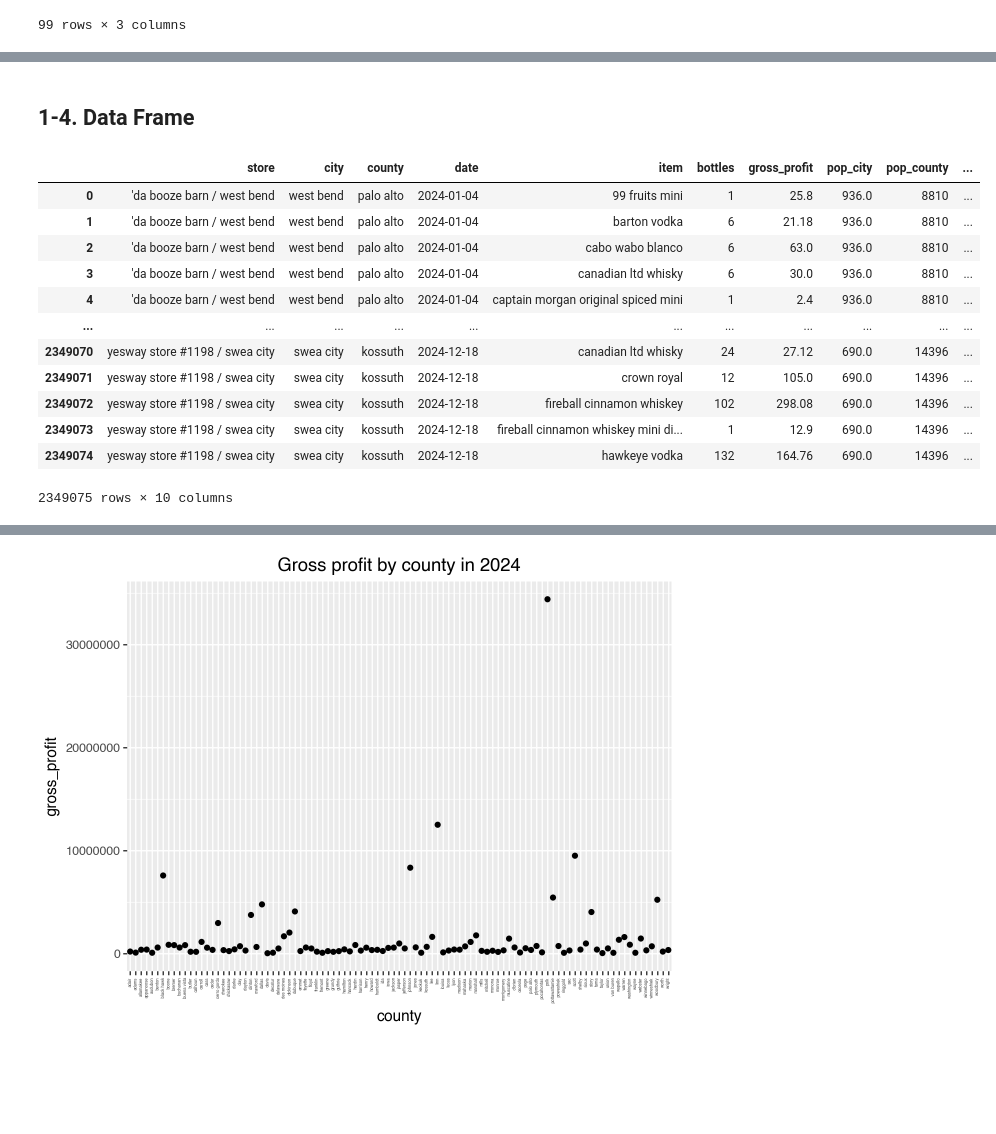
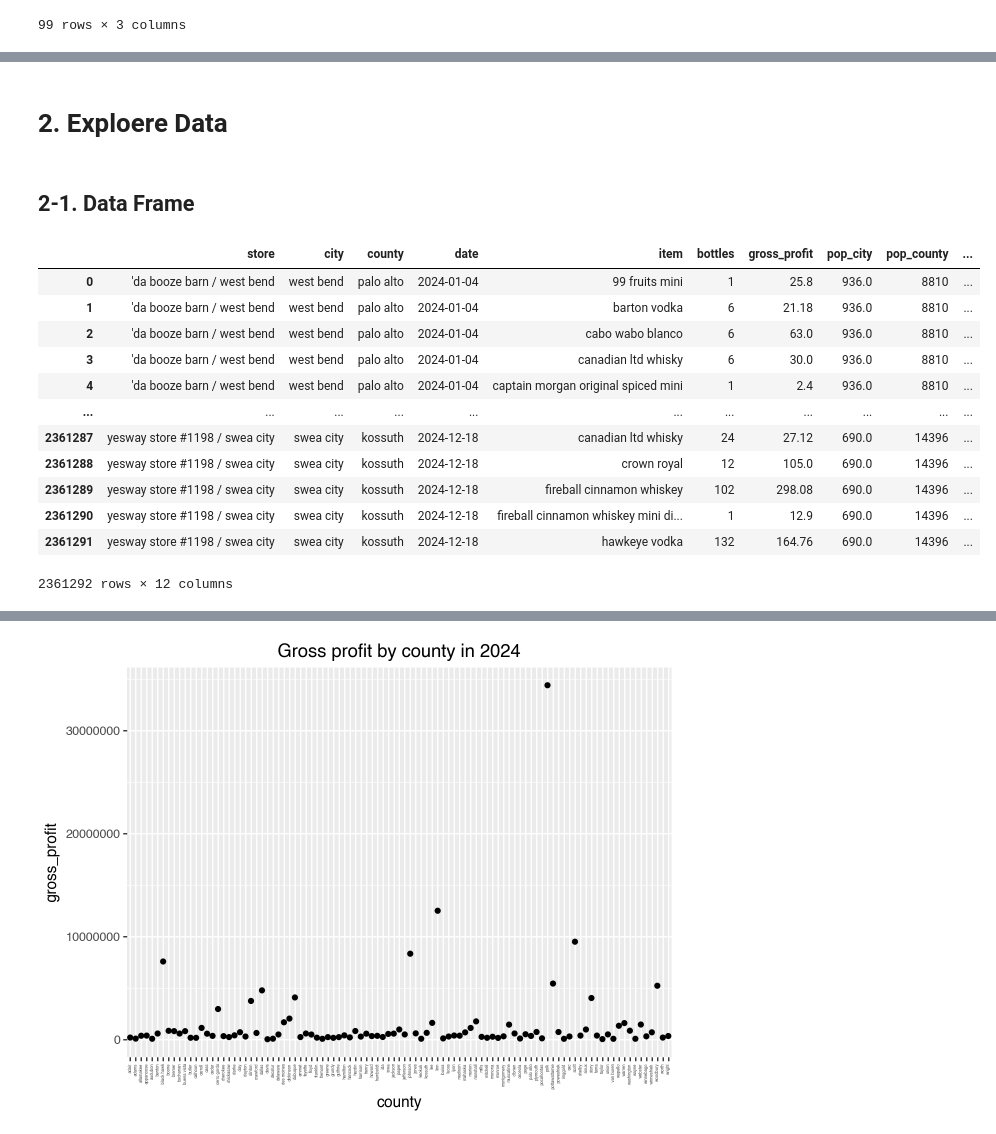
Before and after one commit to advanced-computing/fred-naga-lab2, a Jupyter notebook: iowa_liquor_naga.ipynb, the cells around one changed output, grey strips where cells are left out. Saved outputs shown, nothing was run; the diff lists cells and outputs as text; code cells hidden in the pictures; blank space fills up the shorter version.

```diff
--- a/iowa_liquor_naga.ipynb
+++ b/iowa_liquor_naga.ipynb
@@ -229,0 +236,25 @@ WARNING:root:Requests made without an app_token will be subject to strict thrott
+# %%
+client = Socrata("data.iowa.gov", None)
+df_list = []
+offset = 0
+
+while True:
+    results = client.get("hbwp-wys3",
+                         limit = 1000,
+                         offset = offset)
+    offset = offset + 1000
+    df_list.extend(results)
+
+    if len(results) < 1000:
+        break
+
+df_fuel = pd.DataFrame.from_records(df_list)
+df_fuel.rename(columns={
+    'calendar_year': 'year',
+    # 'number_of_retail_locations': 'locations',
+    'non_ethanol_gas_sales': 'gas_sales',
+}, inplace=True)
+df_fuel = df_fuel[df_fuel['year']=='2024']
+df_fuel['county'] = df_fuel['county'].str.lower()
+df_fuel = df_fuel[['county', 'gas_sales']]
+df_fuel
@@ -229,0 +278,10 @@ WARNING:root:Requests made without an app_token will be subject to strict thrott
+# %%
+df_drinking = pd.read_csv('data/iowa_excessive_drinking.csv')
+df_drinking.columns = df_drinking.columns.str.lower()
+df_drinking.rename(columns={
+    'county value**': 'excessive_drinking_percent',
+}, inplace=True)
+df_drinking['county'] = df_drinking['county'].str.lower()
+df_drinking['excessive_drinking_percent'] = df_drinking['excessive_drinking_percent'].str[:2]
+df_drinking = df_drinking[['county', 'excessive_drinking_percent']]
+df_drinking
@@ -230,22 +302,26 @@ WARNING:root:Requests made without an app_token will be subject to strict thrott
+# %% [markdown]
+# 2. Exploere Data
 # %% [markdown]
-## 1-4. Data Frame
+## 2-1. Data Frame
 # %%
 df_county = pd.merge(df_pop_county, df_income, on='county', how='left')
-df_county = df_county[['county', 'pop_county', 'annual_income']]
+df_county = pd.merge(df_county, df_fuel, on='county', how='left')
+df_county = pd.merge(df_county, df_drinking, on='county', how='left')
+df_county = df_county[['county', 'pop_county', 'annual_income', 'gas_sales', 'excessive_drinking_percent']]
 df = pd.merge(df_store, df_pop_city, on='city', how='left')
 df = pd.merge(df, df_county, on='county', how='left')
 df
 # %% [output]
 |  | store | city | county | date | item | bottles | gross_profit | pop_city | pop_county | ... |
 | 0 | 'da booze barn / west bend | west bend | palo alto | 2024-01-04 | 99 fruits mini | 1 | 25.8 | 936.0 | 8810 | ... |
 | 1 | 'da booze barn / west bend | west bend | palo alto | 2024-01-04 | barton vodka | 6 | 21.18 | 936.0 | 8810 | ... |
 | 2 | 'da booze barn / west bend | west bend | palo alto | 2024-01-04 | cabo wabo blanco | 6 | 63.0 | 936.0 | 8810 | ... |
 | 3 | 'da booze barn / west bend | west bend | palo alto | 2024-01-04 | canadian ltd whisky | 6 | 30.0 | 936.0 | 8810 | ... |
 | 4 | 'da booze barn / west bend | west bend | palo alto | 2024-01-04 | captain morgan original spiced mini | 1 | 2.4 | 936.0 | 8810 | ... |
 | ... | ... | ... | ... | ... | ... | ... | ... | ... | ... | ... |
-| 2349070 | yesway store #1198 / swea city | swea city | kossuth | 2024-12-18 | canadian ltd whisky | 24 | 27.12 | 690.0 | 14396 | ... |
-| 2349071 | yesway store #1198 / swea city | swea city | kossuth | 2024-12-18 | crown royal | 12 | 105.0 | 690.0 | 14396 | ... |
-| 2349072 | yesway store #1198 / swea city | swea city | kossuth | 2024-12-18 | fireball cinnamon whiskey | 102 | 298.08 | 690.0 | 14396 | ... |
-| 2349073 | yesway store #1198 / swea city | swea city | kossuth | 2024-12-18 | fireball cinnamon whiskey mini di... | 1 | 12.9 | 690.0 | 14396 | ... |
-| 2349074 | yesway store #1198 / swea city | swea city | kossuth | 2024-12-18 | hawkeye vodka | 132 | 164.76 | 690.0 | 14396 | ... |
+| 2361287 | yesway store #1198 / swea city | swea city | kossuth | 2024-12-18 | canadian ltd whisky | 24 | 27.12 | 690.0 | 14396 | ... |
+| 2361288 | yesway store #1198 / swea city | swea city | kossuth | 2024-12-18 | crown royal | 12 | 105.0 | 690.0 | 14396 | ... |
+| 2361289 | yesway store #1198 / swea city | swea city | kossuth | 2024-12-18 | fireball cinnamon whiskey | 102 | 298.08 | 690.0 | 14396 | ... |
+| 2361290 | yesway store #1198 / swea city | swea city | kossuth | 2024-12-18 | fireball cinnamon whiskey mini di... | 1 | 12.9 | 690.0 | 14396 | ... |
+| 2361291 | yesway store #1198 / swea city | swea city | kossuth | 2024-12-18 | hawkeye vodka | 132 | 164.76 | 690.0 | 14396 | ... |
-2349075 rows × 10 columns
+2361292 rows × 12 columns
```
Also changed, not shown: parts of 12 cells of this notebook, 1 other file.
